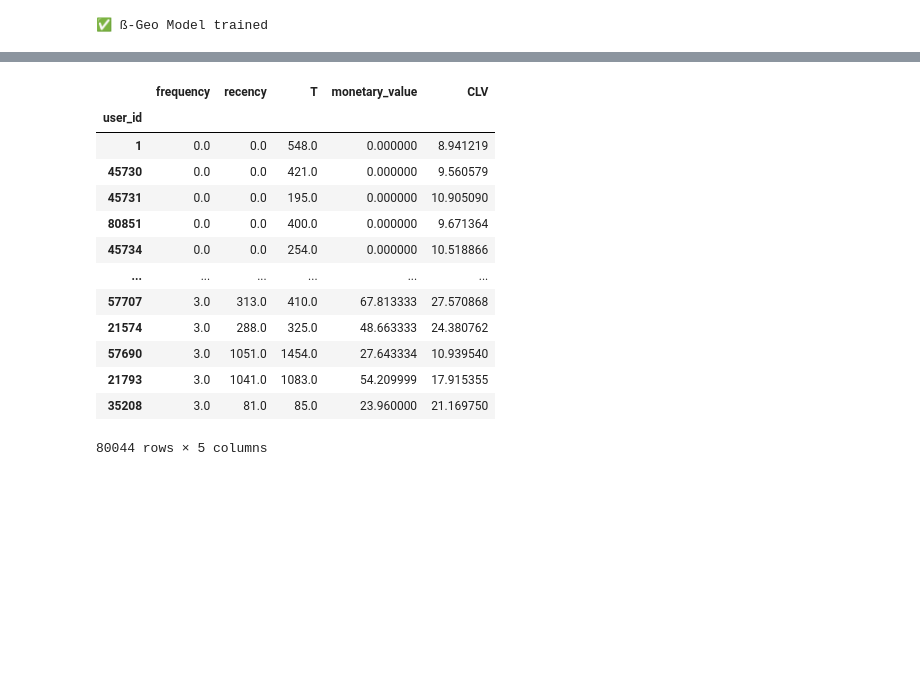
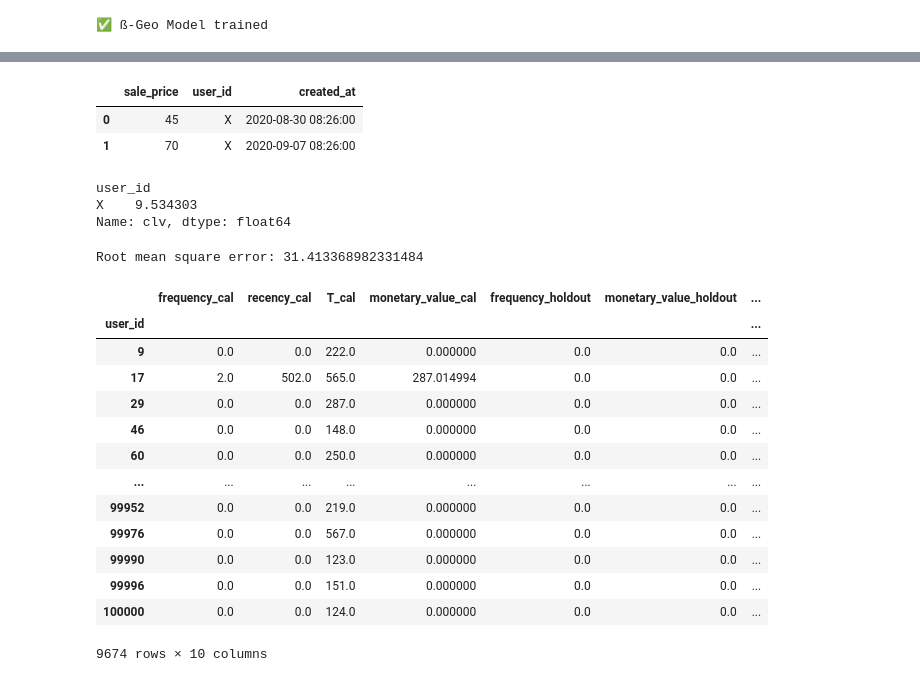
Before and after one commit to wjdals210/clv-the-look, a Jupyter notebook: IanCarrier_nb.ipynb, the cells around one changed output, grey strips where cells are left out. Drawn from its saved outputs; the diff is of its cells as text; code cells hidden in the pictures; blank space fills up the shorter version.

```diff
--- a/IanCarrier_nb.ipynb
+++ b/IanCarrier_nb.ipynb
@@ -172,0 +132,9 @@ rfm_df
+# %%
+new_user = pd.DataFrame(columns=clean_df.columns)
+new_user.loc[0] = {'sale_price':45,'user_id':'X','created_at':'2020-08-30 08:26:00'}
+new_user.loc[1] = {'sale_price':70,'user_id':'X','created_at':'2020-09-07 08:26:00'}
+new_user
+# %% [output]
+|  | sale_price | user_id | created_at |
+| 0 | 45 | X | 2020-08-30 08:26:00 |
+| 1 | 70 | X | 2020-09-07 08:26:00 |
@@ -183,24 +154,40 @@ gg_model.fit(rfm_df_filtered['frequency'], rfm_df_filtered['monetary_value']);
 # %%
-rfm_df['CLV'] = gg_model.customer_lifetime_value(model,
-                                                 rfm_df['frequency'],
-                                                 rfm_df['recency'],
-                                                 rfm_df['T'],
-                                                 rfm_df['monetary_value'],
-                                                 time = 6,# In months
-                                                )
-rfm_df.sort_values('frequency')
+separated_df['CLV'] = gg_model.customer_lifetime_value(model,
+                                                      separated_df['frequency_cal'],
+                                                      separated_df['recency_cal'],
+                                                      separated_df['T_cal'],
+                                                      separated_df['monetary_value_cal'],
+                                                      time = 3,# In months
+                                                     )
-# %% [output]
-|  | frequency | recency | T | monetary_value | CLV |
-| user_id |  |  |  |  |  |
-| 1 | 0.0 | 0.0 | 548.0 | 0.000000 | 8.941219 |
-| 45730 | 0.0 | 0.0 | 421.0 | 0.000000 | 9.560579 |
-| 45731 | 0.0 | 0.0 | 195.0 | 0.000000 | 10.905090 |
-| 80851 | 0.0 | 0.0 | 400.0 | 0.000000 | 9.671364 |
-| 45734 | 0.0 | 0.0 | 254.0 | 0.000000 | 10.518866 |
-| ... | ... | ... | ... | ... | ... |
-| 57707 | 3.0 | 313.0 | 410.0 | 67.813333 | 27.570868 |
-| 21574 | 3.0 | 288.0 | 325.0 | 48.663333 | 24.380762 |
-| 57690 | 3.0 | 1051.0 | 1454.0 | 27.643334 | 10.939540 |
-| 21793 | 3.0 | 1041.0 | 1083.0 | 54.209999 | 17.915355 |
-| 35208 | 3.0 | 81.0 | 85.0 | 23.960000 | 21.169750 |
-80044 rows × 5 columns
+# %%
+gg_model.customer_lifetime_value(model,
+                                 new_user_rfm['frequency'],
+                                 new_user_rfm['recency'],
+                                 new_user_rfm['T'],
+                                 new_user_rfm['monetary_value'],
+                                 time = 3,# In months
+                                )
+# %% [output]
+user_id
+X    9.534303
+Name: clv, dtype: float64
+# %%
+separated_df['sq_error'] = (separated_df.monetary_value_holdout - separated_df.CLV)**2
+print("Root mean square error: "+str(np.sqrt(separated_df['sq_error'].mean())))
+separated_df
+# %% [output]
+Root mean square error: 31.413368982331484
+|  | frequency_cal | recency_cal | T_cal | monetary_value_cal | frequency_holdout | monetary_value_holdout | ... |
+| user_id |  |  |  |  |  |  | ... |
+| 9 | 0.0 | 0.0 | 222.0 | 0.000000 | 0.0 | 0.0 | ... |
+| 17 | 2.0 | 502.0 | 565.0 | 287.014994 | 0.0 | 0.0 | ... |
+| 29 | 0.0 | 0.0 | 287.0 | 0.000000 | 0.0 | 0.0 | ... |
+| 46 | 0.0 | 0.0 | 148.0 | 0.000000 | 0.0 | 0.0 | ... |
+| 60 | 0.0 | 0.0 | 250.0 | 0.000000 | 0.0 | 0.0 | ... |
+| ... | ... | ... | ... | ... | ... | ... | ... |
+| 99952 | 0.0 | 0.0 | 219.0 | 0.000000 | 0.0 | 0.0 | ... |
+| 99976 | 0.0 | 0.0 | 567.0 | 0.000000 | 0.0 | 0.0 | ... |
+| 99990 | 0.0 | 0.0 | 123.0 | 0.000000 | 0.0 | 0.0 | ... |
+| 99996 | 0.0 | 0.0 | 151.0 | 0.000000 | 0.0 | 0.0 | ... |
+| 100000 | 0.0 | 0.0 | 124.0 | 0.000000 | 0.0 | 0.0 | ... |
+9674 rows × 10 columns
```
Also changed, not shown: parts of 23 cells of this notebook, 3 other files.
